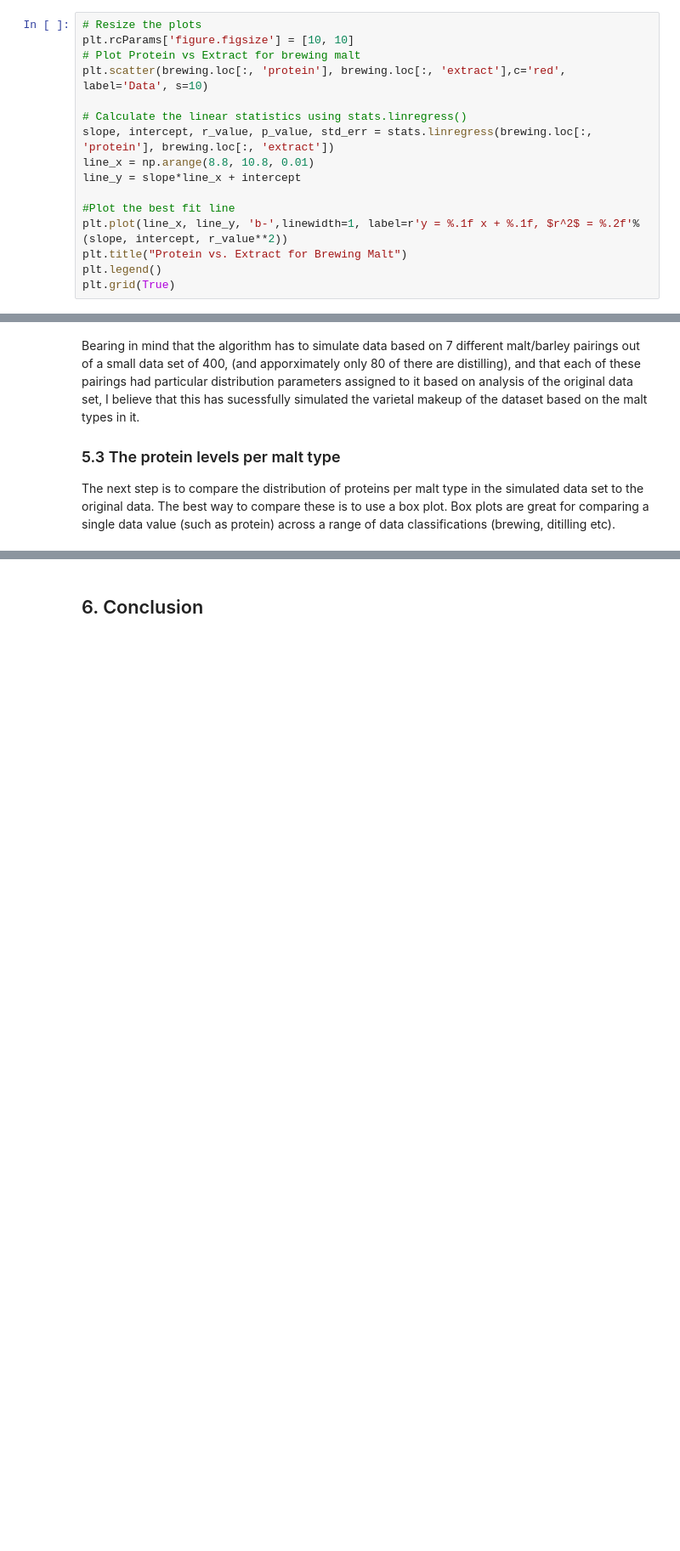
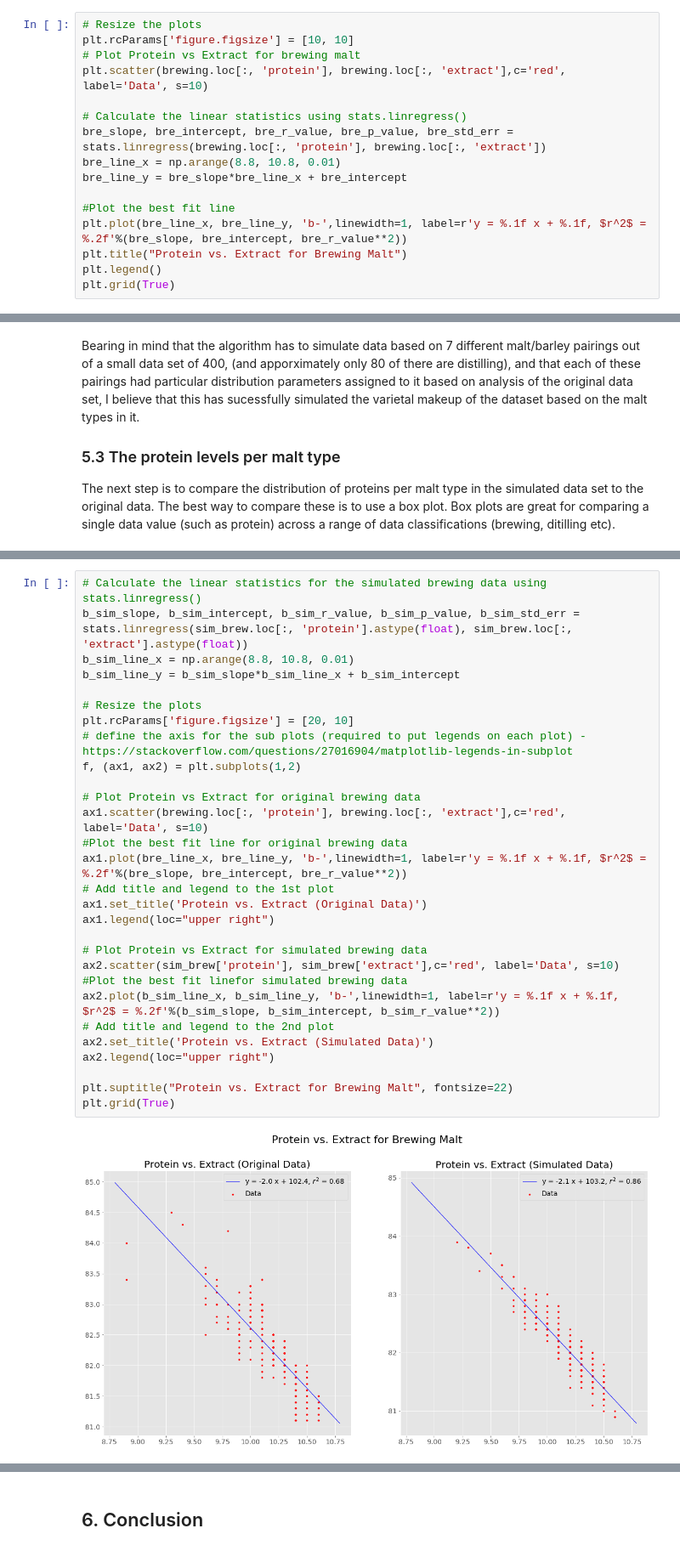
Before and after one commit to shkyler/gmit-pfda-project, a Jupyter notebook: datasimulation.ipynb, the cells around one changed output, grey strips where cells are left out. Shown at 85% size. Drawn from its saved outputs; the diff is of its cells as text; blank space fills up the shorter version.

```diff
--- a/datasimulation.ipynb
+++ b/datasimulation.ipynb
@@ -342,12 +342,12 @@ plt.rcParams['figure.figsize'] = [10, 10]
 plt.scatter(brewing.loc[:, 'protein'], brewing.loc[:, 'extract'],c='red', label='Data', s=10)
 
 # Calculate the linear statistics using stats.linregress()
-slope, intercept, r_value, p_value, std_err = stats.linregress(brewing.loc[:, 'protein'], brewing.loc[:, 'extract'])
-line_x = np.arange(8.8, 10.8, 0.01)
-line_y = slope*line_x + intercept
+bre_slope, bre_intercept, bre_r_value, bre_p_value, bre_std_err = stats.linregress(brewing.loc[:, 'protein'], brewing.loc[:, 'extract'])
+bre_line_x = np.arange(8.8, 10.8, 0.01)
+bre_line_y = bre_slope*bre_line_x + bre_intercept
 
 #Plot the best fit line
-plt.plot(line_x, line_y, 'b-',linewidth=1, label=r'y = %.1f x + %.1f, $r^2$ = %.2f'%(slope, intercept, r_value**2))
+plt.plot(bre_line_x, bre_line_y, 'b-',linewidth=1, label=r'y = %.1f x + %.1f, $r^2$ = %.2f'%(bre_slope, bre_intercept, bre_r_value**2))
 plt.title("Protein vs. Extract for Brewing Malt")
 plt.legend()
 plt.grid(True)
@@ -597,0 +602,31 @@ I have run the simulation for a large dataset with 10,000 points in it and the r
+# %%
+# Calculate the linear statistics for the simulated brewing data using stats.linregress()
+b_sim_slope, b_sim_intercept, b_sim_r_value, b_sim_p_value, b_sim_std_err = stats.linregress(sim_brew.loc[:, 'protein'].astype(float), sim_brew.loc[:, 'extract'].astype(float))
+b_sim_line_x = np.arange(8.8, 10.8, 0.01)
+b_sim_line_y = b_sim_slope*b_sim_line_x + b_sim_intercept
+
+# Resize the plots
+plt.rcParams['figure.figsize'] = [20, 10]
+# define the axis for the sub plots (required to put legends on each plot) - https://stackoverflow.com/questions/27016904/matplotlib-legends-in-subplot
+f, (ax1, ax2) = plt.subplots(1,2)
+
+# Plot Protein vs Extract for original brewing data
+ax1.scatter(brewing.loc[:, 'protein'], brewing.loc[:, 'extract'],c='red', label='Data', s=10)
+#Plot the best fit line for original brewing data
+ax1.plot(bre_line_x, bre_line_y, 'b-',linewidth=1, label=r'y = %.1f x + %.1f, $r^2$ = %.2f'%(bre_slope, bre_intercept, bre_r_value**2))
+# Add title and legend to the 1st plot
+ax1.set_title('Protein vs. Extract (Original Data)')
+ax1.legend(loc="upper right")
+
+# Plot Protein vs Extract for simulated brewing data
+ax2.scatter(sim_brew['protein'], sim_brew['extract'],c='red', label='Data', s=10)
+#Plot the best fit linefor simulated brewing data
+ax2.plot(b_sim_line_x, b_sim_line_y, 'b-',linewidth=1, label=r'y = %.1f x + %.1f, $r^2$ = %.2f'%(b_sim_slope, b_sim_intercept, b_sim_r_value**2))
+# Add title and legend to the 2nd plot
+ax2.set_title('Protein vs. Extract (Simulated Data)')
+ax2.legend(loc="upper right")
+
+plt.suptitle("Protein vs. Extract for Brewing Malt", fontsize=22)
+plt.grid(True)
+# %% [output]
+[figure, added]
```
Also changed, not shown: parts of 13 cells of this notebook.
